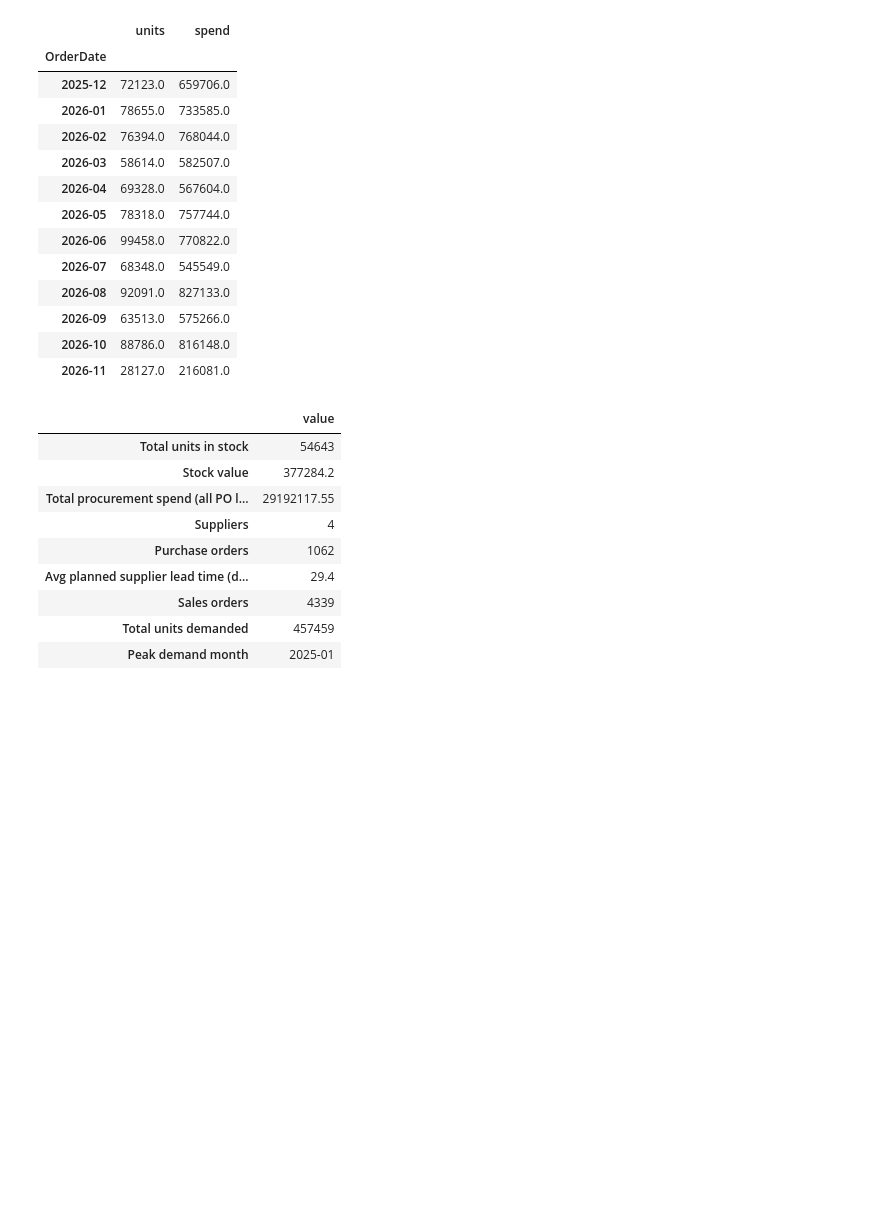
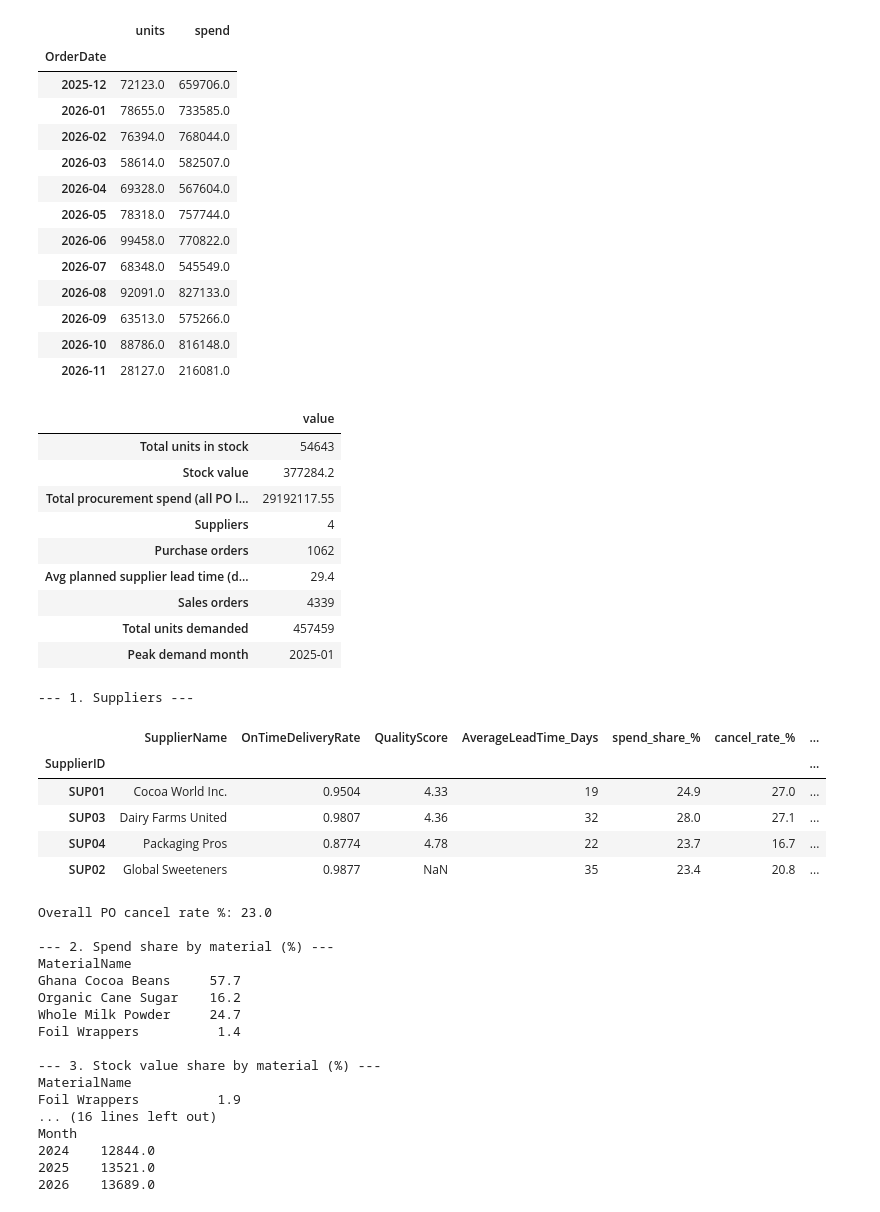
Before and after one commit to RakhiMete/supply-chain-inventory-analytics, a Jupyter notebook: notebooks/02_pandas_eda.ipynb, the cells around one changed output. Cells and saved outputs as stored; diff of their text form; code cells hidden in the pictures; blank space fills up the shorter version.

```diff
--- a/notebooks/02_pandas_eda.ipynb
+++ b/notebooks/02_pandas_eda.ipynb
@@ -426,26 +426,74 @@ Name: Quantity, dtype: float64
 # %%
 #Task 10: Business insights (numbers first)
 
 kpis = {
     "Total units in stock": int(inv["QuantityOnHand"].sum()),
     "Stock value": round(inv["StockValue"].sum(), 2),
     "Total procurement spend (all PO lines)": round(pol["LineTotal"].sum(), 2),
     "Suppliers": len(df["suppliers"]),
     "Purchase orders": po["PO_ID"].nunique(),
     "Avg planned supplier lead time (days)": round(po["PlannedLeadDays"].mean(), 1),
     "Sales orders": sales["SalesOrderID"].nunique(),
     "Total units demanded": int(sales["Quantity"].sum()),
     "Peak demand month": str(monthly["units"].idxmax()),
 }
 display(pd.Series(kpis, name="value").to_frame())
+
+print("--- 1. Suppliers ---")
+st = pd.crosstab(po["SupplierID"], po["Status"])
+sup = perf.set_index("SupplierID")[["SupplierName", "OnTimeDeliveryRate", "QualityScore",
+                                    "AverageLeadTime_Days", "spend_share_%"]].copy()
+sup["cancel_rate_%"] = (st["Cancelled"] / st.sum(axis=1) * 100).round(1)
+sup["planned_lead_days"] = po.groupby("SupplierID")["PlannedLeadDays"].mean().round(1)
+display(sup)
+print("Overall PO cancel rate %:", round((po["Status"] == "Cancelled").mean() * 100, 1))
+
+print("\n--- 2. Spend share by material (%) ---")
+print((bought["spend"] / bought["spend"].sum() * 100).round(1).to_string())
+
+print("\n--- 3. Stock value share by material (%) ---")
+print(by_mat["share_of_value_%"].to_string())
+print(inv.nsmallest(1, "QuantityOnHand")[["MaterialName", "WarehouseName", "QuantityOnHand"]].to_string(index=False))
+
+print("\n--- 4. Delayed shipments ---")
+print("Overall delayed %:", round((known["Status"] == "Delayed").mean() * 100, 1))
+print((pd.crosstab(known["CarrierName"], known["Status"], normalize="index")["Delayed"] * 100).round(1).to_string())
+
+print("\n--- 5. Average monthly demand (units, excluding partial Nov 2026) ---")
+full = monthly.iloc[:-1]
+print(full.groupby(full.index.year)["units"].mean().round(0).to_string())
 # %% [output]
 |  | value |
 | Total units in stock | 54643 |
 | Stock value | 377284.2 |
 | Total procurement spend (all PO l... | 29192117.55 |
 | Suppliers | 4 |
 | Purchase orders | 1062 |
 | Avg planned supplier lead time (d... | 29.4 |
 | Sales orders | 4339 |
 | Total units demanded | 457459 |
 | Peak demand month | 2025-01 |
+--- 1. Suppliers ---
+|  | SupplierName | OnTimeDeliveryRate | QualityScore | AverageLeadTime_Days | spend_share_% | cancel_rate_% | ... |
+| SupplierID |  |  |  |  |  |  | ... |
+| SUP01 | Cocoa World Inc. | 0.9504 | 4.33 | 19 | 24.9 | 27.0 | ... |
+| SUP03 | Dairy Farms United | 0.9807 | 4.36 | 32 | 28.0 | 27.1 | ... |
+| SUP04 | Packaging Pros | 0.8774 | 4.78 | 22 | 23.7 | 16.7 | ... |
+| SUP02 | Global Sweeteners | 0.9877 | NaN | 35 | 23.4 | 20.8 | ... |
+Overall PO cancel rate %: 23.0
+
+--- 2. Spend share by material (%) ---
+MaterialName
+Ghana Cocoa Beans     57.7
+Organic Cane Sugar    16.2
+Whole Milk Powder     24.7
+Foil Wrappers          1.4
+
+--- 3. Stock value share by material (%) ---
+MaterialName
+Foil Wrappers          1.9
+... (16 lines left out)
+Month
+2024    12844.0
+2025    13521.0
+2026    13689.0
```
Also changed, not shown: parts of 1 cell of this notebook, 5 other files.
